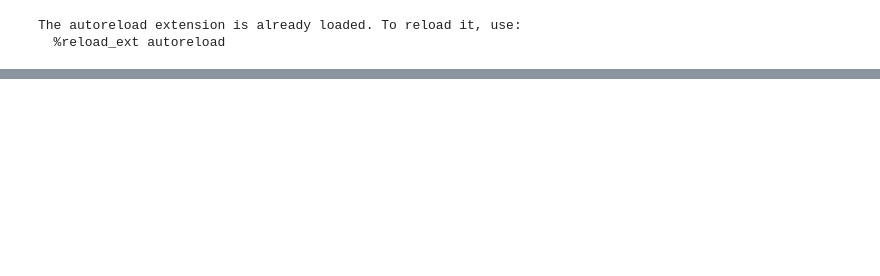
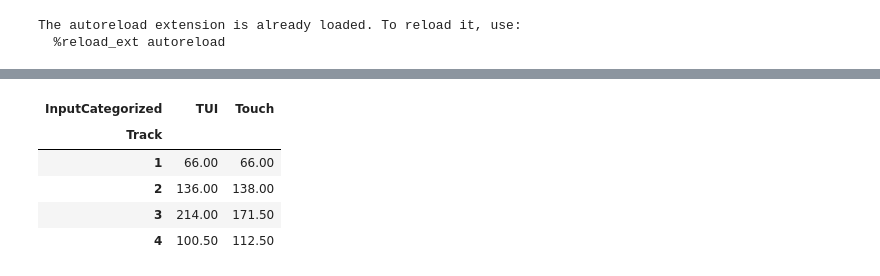
Before and after one commit to eqbic/Masterarbeit-Evaluation, a Jupyter notebook: evaluation.ipynb, the cells around one changed output, grey strips where cells are left out. Saved outputs shown, nothing was run; the diff lists cells and outputs as text; code cells hidden in the pictures; blank space fills up the shorter version.

```diff
--- a/evaluation.ipynb
+++ b/evaluation.ipynb
@@ -147,0 +145,9 @@ Track
+# %%
+plotter.print_result(ResultParam.Time, InputFilter.InputCategorized, plot=False) # Time in seconds
+# %% [output]
+| InputCategorized | TUI | Touch |
+| Track |  |  |
+| 1 | 66.00 | 66.00 |
+| 2 | 136.00 | 138.00 |
+| 3 | 214.00 | 171.50 |
+| 4 | 100.50 | 112.50 |
```
Also changed, not shown: parts of 5 cells of this notebook.
